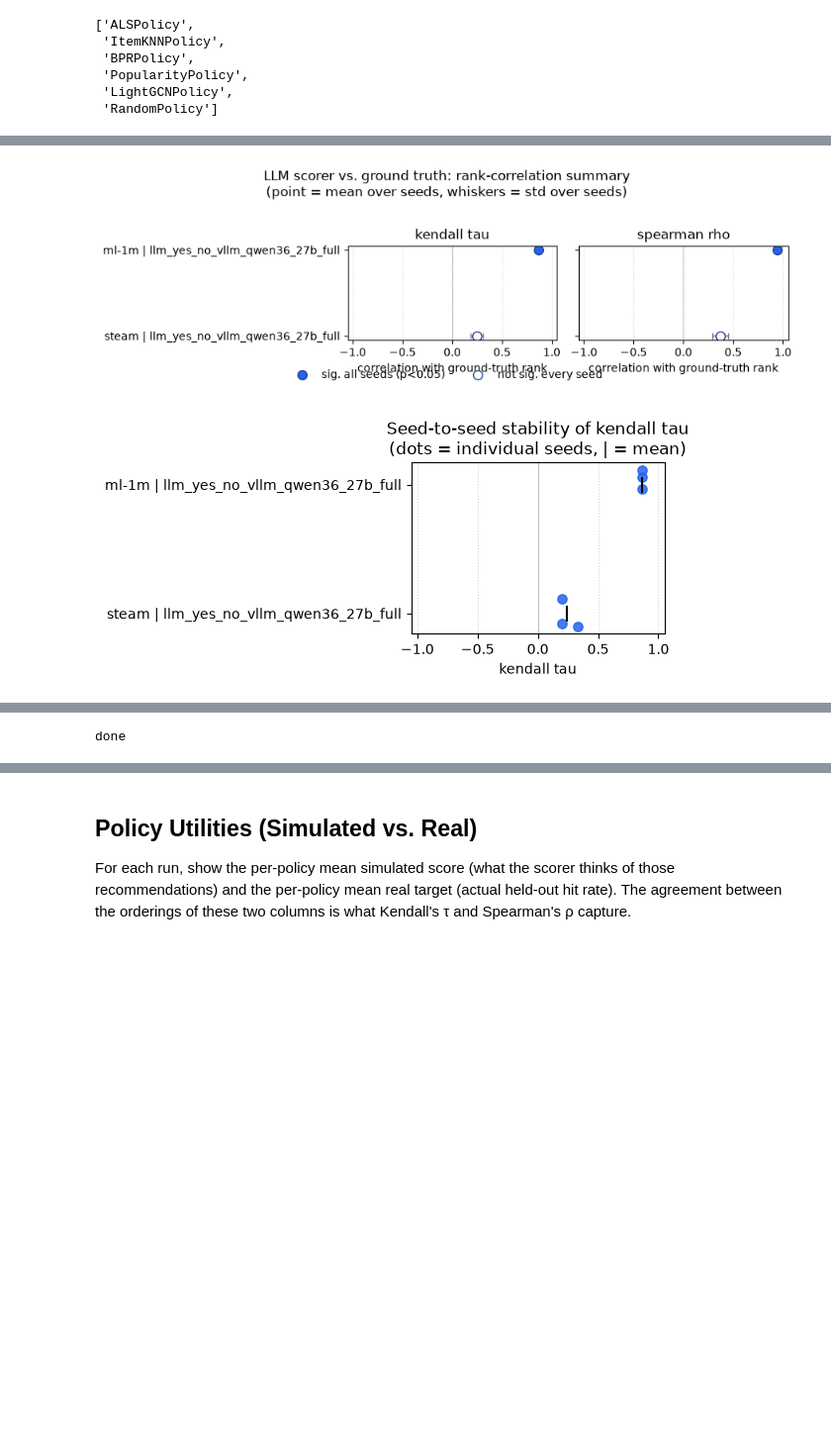
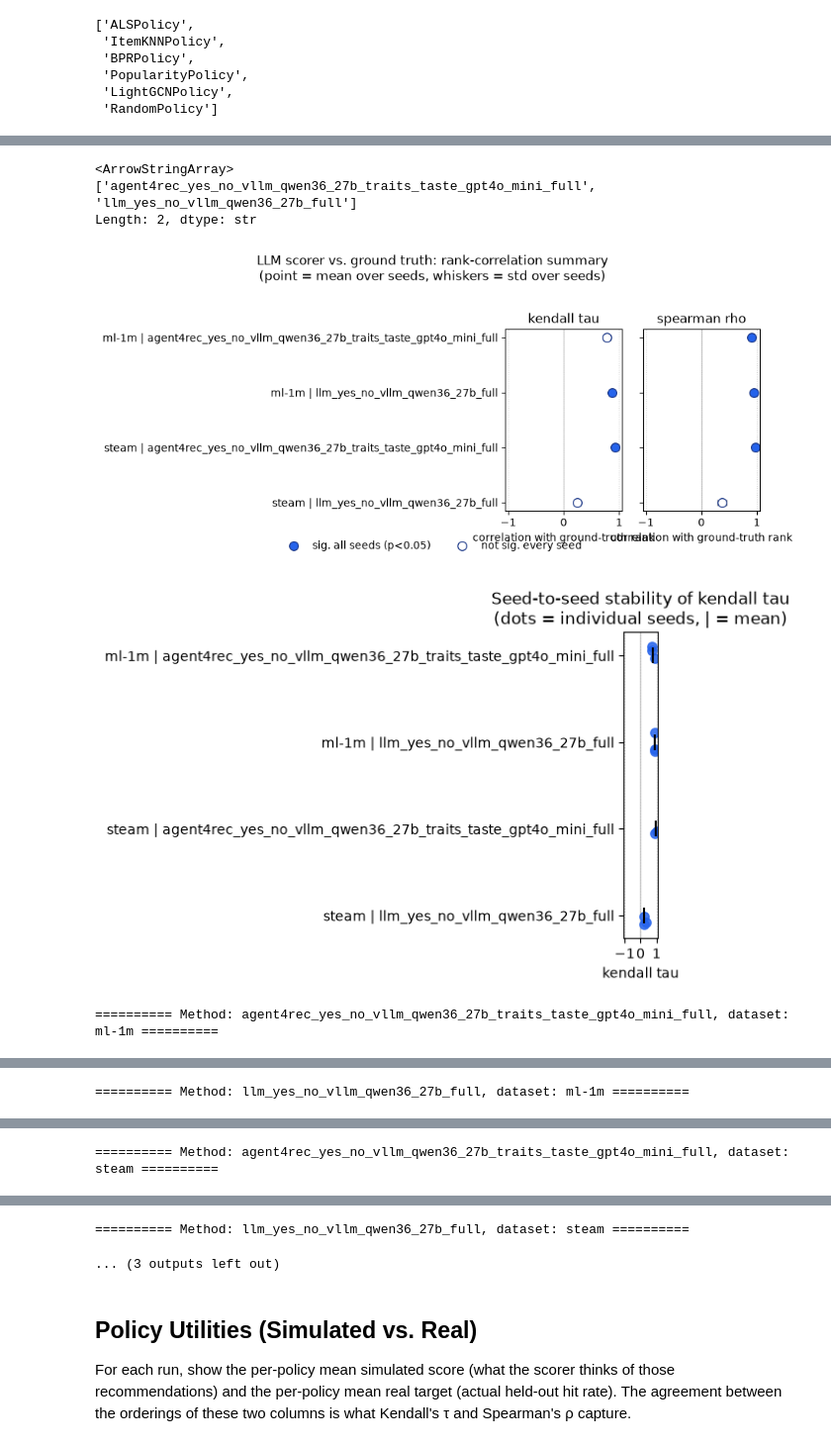
Before and after one commit to agafonovartem/beyond-click-sim, a Jupyter notebook: notebooks/policy_ranking_agreement.ipynb, the cells around one changed output, grey strips where cells are left out. Shown at 99% size. Cells and saved outputs as stored; diff of their text form; code cells hidden in the pictures; blank space fills up the shorter version.

```diff
--- a/notebooks/policy_ranking_agreement.ipynb
+++ b/notebooks/policy_ranking_agreement.ipynb
@@ -552,33 +570,33 @@ def plot_pairwise_concordance(df, dataset, method_label=None, figsize=(5.5, 5)):
                  "(rows/cols ordered by ground-truth rank)")
     fig.tight_layout()
     return fig
+# %%
+latest_runs["method"].unique()
+# %% [output]
+<ArrowStringArray>
+['agent4rec_yes_no_vllm_qwen36_27b_traits_taste_gpt4o_mini_full', 'llm_yes_no_vllm_qwen36_27b_full']
+Length: 2, dtype: str
 # %%
-df = latest_runs[display_cols]
-fig1 = plot_correlation_summary(df)
+fig1 = plot_correlation_summary(latest_runs)
 # fig1.savefig("/mnt/user-data/outputs/1_correlation_summary.png", dpi=160, bbox_inches="tight")
 plt.show()
 
-fig2 = plot_seed_dispersion(df, metric="kendall_tau")
+fig2 = plot_seed_dispersion(latest_runs, metric="kendall_tau")
 # fig2.savefig("/mnt/user-data/outputs/2_seed_dispersion.png", dpi=160, bbox_inches="tight")
 plt.show()
 
-fig3 = plot_rank_bump(df, dataset="steam")
-# fig3.savefig("/mnt/user-data/outputs/3_rank_bump_steam.png", dpi=160, bbox_inches="tight")
-plt.show()
+for dataset in latest_runs["dataset"].unique():
+    for method in latest_runs["method"].unique():
+        print(f"========== Method: {method}, dataset: {dataset} ==========")
+        fig3 = plot_rank_bump(latest_runs, dataset=dataset, method_label=method)
+        # fig3.savefig("/mnt/user-data/outputs/3_rank_bump_steam.png", dpi=160, bbox_inches="tight")
 
-fig3 = plot_rank_bump(df, dataset="ml-1m")
-# fig3.savefig("/mnt/user-data/outputs/3_rank_bump_steam.png", dpi=160, bbox_inches="tight")
-plt.show()
-
-fig4 = plot_pairwise_concordance(df, dataset="steam")
-# fig4.savefig("/mnt/user-data/outputs/4_pairwise_concordance_steam.png", dpi=160, bbox_inches="tight")
-plt.show()
-
-fig4 = plot_pairwise_concordance(df, dataset="ml-1m")
-# fig4.savefig("/mnt/user-data/outputs/4_pairwise_concordance_steam.png", dpi=160, bbox_inches="tight")
-plt.show()
+        fig4 = plot_pairwise_concordance(latest_runs, dataset=dataset, method_label=method)
+        # fig4.savefig("/mnt/user-data/outputs/4_pairwise_concordance_steam.png", dpi=160, bbox_inches="tight")
+        plt.show()
 
 print("done")
 # %% [output]
-[figure, old version]
+[figure, new version]
-[figure, old version]
+[figure, new version]
+========== Method: agent4rec_yes_no_vllm_qwen36_27b_traits_taste_gpt4o_mini_full, dataset: ml-1m ==========
@@ -586,0 +605 @@ print("done")
+========== Method: llm_yes_no_vllm_qwen36_27b_full, dataset: ml-1m ==========
@@ -589 +608 @@ print("done")
-done
+========== Method: agent4rec_yes_no_vllm_qwen36_27b_traits_taste_gpt4o_mini_full, dataset: steam ==========
@@ -590,3 +611,5 @@ done
+========== Method: llm_yes_no_vllm_qwen36_27b_full, dataset: steam ==========
+... (3 outputs left out)
 # %% [markdown]
 ## Policy Utilities (Simulated vs. Real)
 
```
Also changed, not shown: parts of 16 cells of this notebook, 25 other files.
